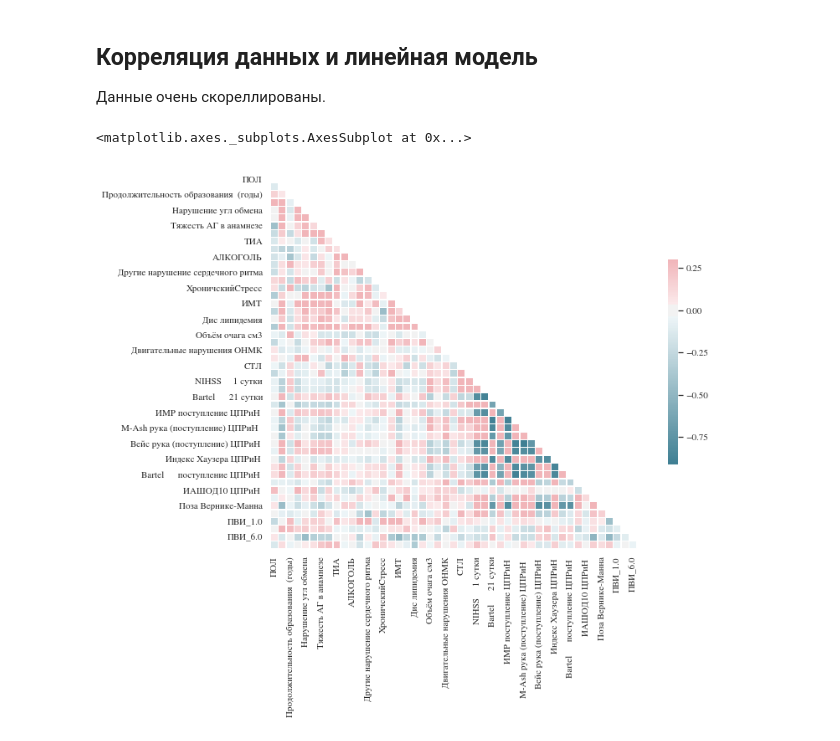
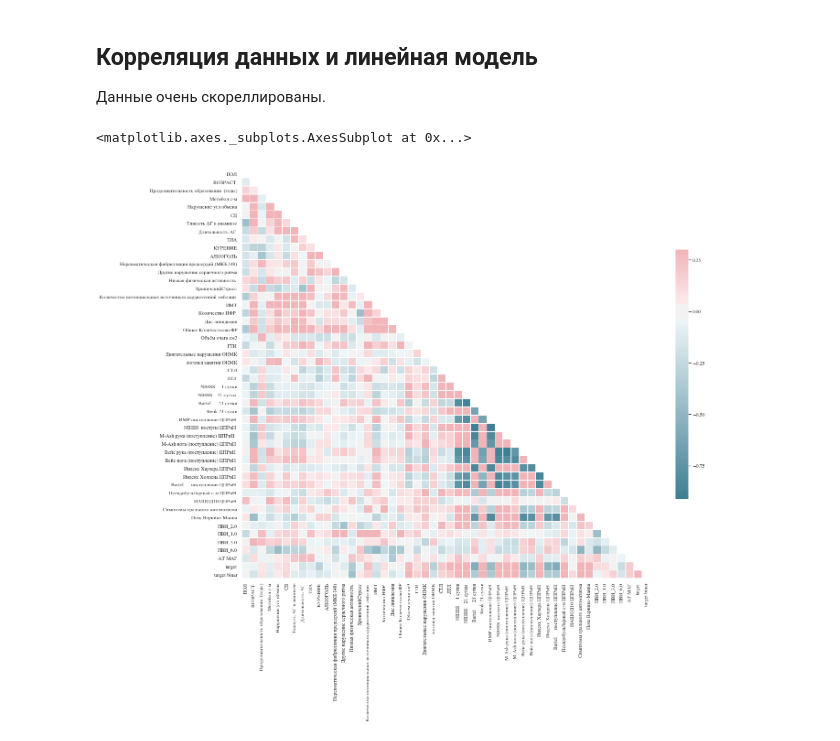
Before and after one commit to SchattenGenie/clinical-statistics, a Jupyter notebook: stroke_statistics_2019.ipynb, the cells around one changed output. Cells and saved outputs as stored; diff of their text form; code cells hidden in the pictures.

```diff
--- a/stroke_statistics_2019.ipynb
+++ b/stroke_statistics_2019.ipynb
@@ -451,26 +575,16 @@ statistics[statistics['mRS exact_fisher binar p-value']<0.05].head()
 
 Данные очень скореллированы.
 # %%
-import matplotlib
-
-matplotlib.rcParams.update(
-    {
-        'text.usetex': False,
-        'font.family': 'stixgeneral',
-        'mathtext.fontset': 'stix',
-    }
-)
-
-corr = X[features].corr()
+corr = (pd.concat([X[features], df[['target', 'target binar']]], axis=1)).corr()
 mask = np.zeros_like(corr, dtype=np.bool)
 mask[np.triu_indices_from(mask)] = True
 
-f, ax = plt.subplots(figsize=(10, 9))
+f, ax = plt.subplots(figsize=(20, 20))
 
 cmap = sns.diverging_palette(220, 10, as_cmap=True)
 
 sns.heatmap(corr, mask=mask, cmap=cmap, vmax=.3, center=0,
             square=True, linewidths=.5, cbar_kws={"shrink": .5})
 # %% [output]
 <matplotlib.axes._subplots.AxesSubplot at 0x...>
-[figure, old version]
+[figure, new version]
```
Also changed, not shown: parts of 64 cells of this notebook.
